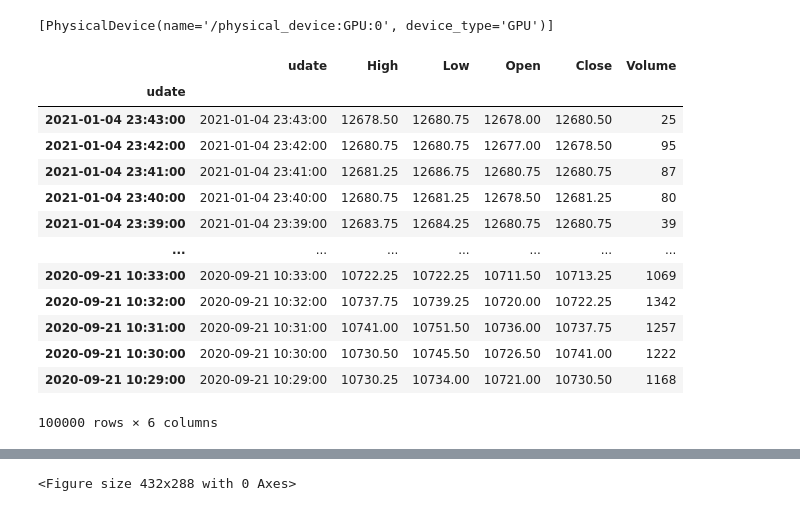
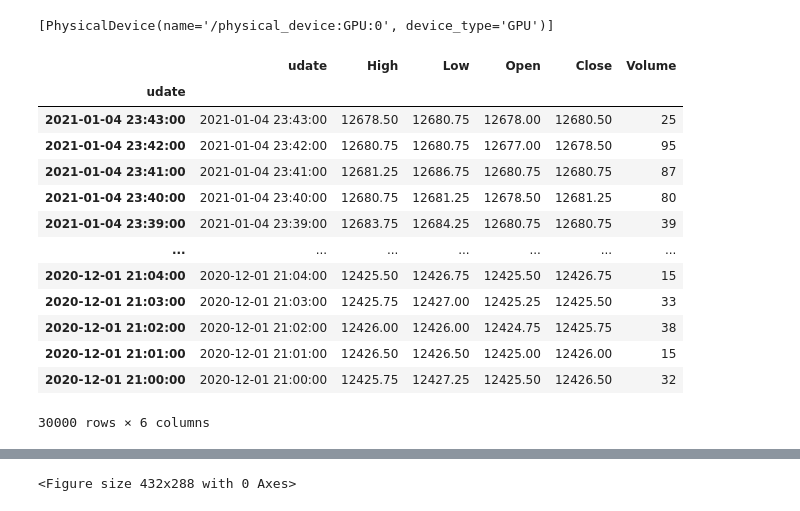
Before and after one commit to webclinic017/dbpower-machine-learning-project, a Jupyter notebook: nq10.ipynb, the cells around one changed output, grey strips where cells are left out. Cells and saved outputs as stored; diff of their text form; code cells hidden in the pictures.

```diff
--- a/nq10.ipynb
+++ b/nq10.ipynb
@@ -122,38 +122,38 @@ if not is_use_sqlite:
 # %%
 if is_use_sqlite:
     # 1.8 get data
     path_db1 = os.path.abspath(os.path.join('data', 'nq', 'data', 'nq-1m.db'))
     path_db2 = os.path.abspath(os.path.join('data', 'nq', 'data-15s', 'nq-15s.db'))
     db = sqlite3.connect(path_db1)
     cursor = db.cursor()
-    stmt1 = "select * from nq where strftime('%S', udate) == '00' order by udate desc limit 100000"
+    stmt1 = "select * from nq where strftime('%S', udate) == '00' order by udate desc limit 30000"
     stmt2 = "select * from nq where (strftime('%S', udate) == '00' or strftime('%S', udate) == '15' or strftime('%S', udate) == '30' or strftime('%S', udate) == '45') and udate>='2019-10-17' order by udate limit 10"
     df2 = pd.read_sql_query(stmt1, db)
     db.commit()
     cursor.close()
     db.close()
 
     df2.rename(columns={'high': 'High', 'low': 'Low', 'open': 'Open', 'close': 'Close', 'vol': 'Volume'}, inplace=True)
     types3 = {'udate': 'object', 'High': 'float64', 'Low': 'float64', 'Open': 'float64', 'Close': 'float64', 'Volume': 'int64'}
     df2.astype(types3).dtypes
     df2.udate = pd.to_datetime(df2.udate)
     df2.index = pd.to_datetime(df2.udate)
 df2
 # %% [output]
 |  | udate | High | Low | Open | Close | Volume |
 | udate |  |  |  |  |  |  |
 | 2021-01-04 23:43:00 | 2021-01-04 23:43:00 | 12678.50 | 12680.75 | 12678.00 | 12680.50 | 25 |
 | 2021-01-04 23:42:00 | 2021-01-04 23:42:00 | 12680.75 | 12680.75 | 12677.00 | 12678.50 | 95 |
 | 2021-01-04 23:41:00 | 2021-01-04 23:41:00 | 12681.25 | 12686.75 | 12680.75 | 12680.75 | 87 |
 | 2021-01-04 23:40:00 | 2021-01-04 23:40:00 | 12680.75 | 12681.25 | 12678.50 | 12681.25 | 80 |
 | 2021-01-04 23:39:00 | 2021-01-04 23:39:00 | 12683.75 | 12684.25 | 12680.75 | 12680.75 | 39 |
 | ... | ... | ... | ... | ... | ... | ... |
-| 2020-09-21 10:33:00 | 2020-09-21 10:33:00 | 10722.25 | 10722.25 | 10711.50 | 10713.25 | 1069 |
-| 2020-09-21 10:32:00 | 2020-09-21 10:32:00 | 10737.75 | 10739.25 | 10720.00 | 10722.25 | 1342 |
-| 2020-09-21 10:31:00 | 2020-09-21 10:31:00 | 10741.00 | 10751.50 | 10736.00 | 10737.75 | 1257 |
-| 2020-09-21 10:30:00 | 2020-09-21 10:30:00 | 10730.50 | 10745.50 | 10726.50 | 10741.00 | 1222 |
-| 2020-09-21 10:29:00 | 2020-09-21 10:29:00 | 10730.25 | 10734.00 | 10721.00 | 10730.50 | 1168 |
+| 2020-12-01 21:04:00 | 2020-12-01 21:04:00 | 12425.50 | 12426.75 | 12425.50 | 12426.75 | 15 |
+| 2020-12-01 21:03:00 | 2020-12-01 21:03:00 | 12425.75 | 12427.00 | 12425.25 | 12425.50 | 33 |
+| 2020-12-01 21:02:00 | 2020-12-01 21:02:00 | 12426.00 | 12426.00 | 12424.75 | 12425.75 | 38 |
+| 2020-12-01 21:01:00 | 2020-12-01 21:01:00 | 12426.50 | 12426.50 | 12425.00 | 12426.00 | 15 |
+| 2020-12-01 21:00:00 | 2020-12-01 21:00:00 | 12425.75 | 12427.25 | 12425.50 | 12426.50 | 32 |
-100000 rows × 6 columns
+30000 rows × 6 columns
 # %%
 # 1.9 分类器
 df2['pc1m'] = pd.Series(0, index=df2.index)
```
Also changed, not shown: parts of 16 cells of this notebook.
